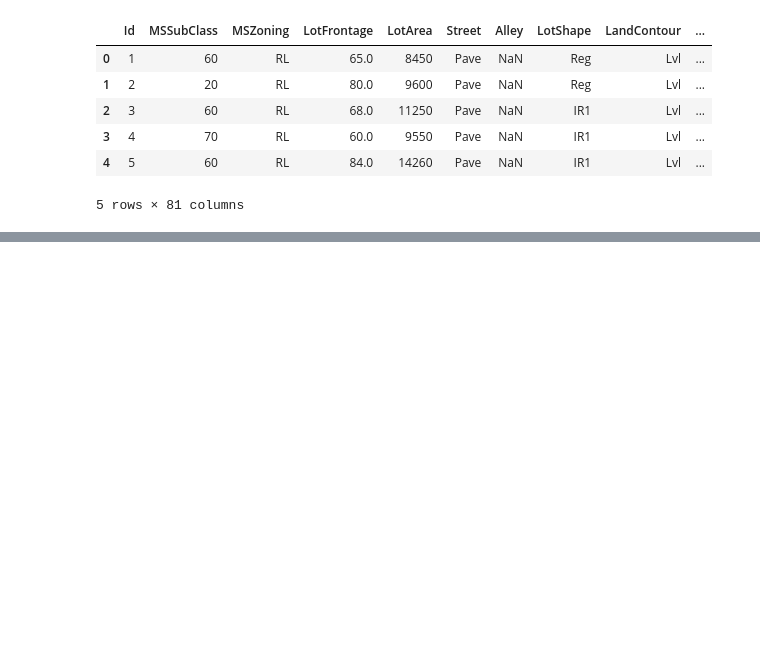
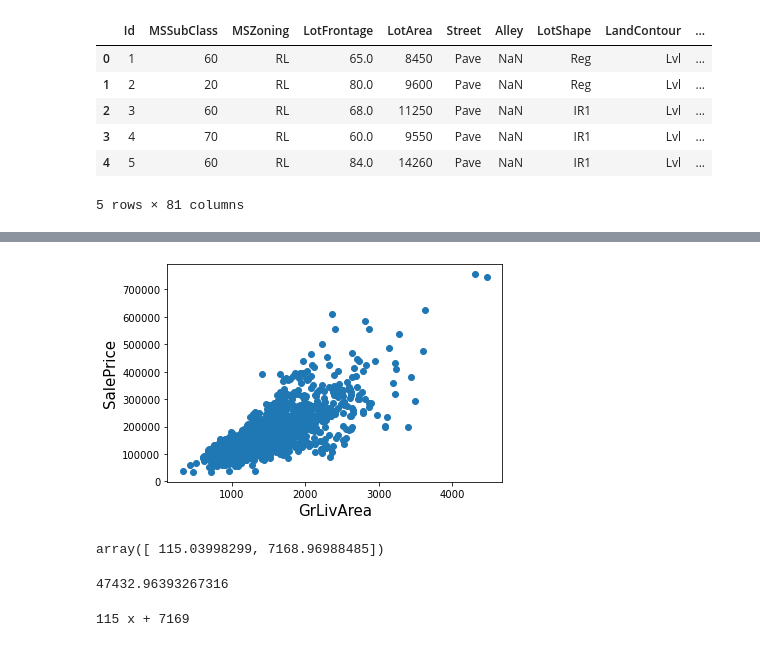
Before and after one commit to Anni-Bamwenda/House-Pricing-Prediciton-Project, a Jupyter notebook: Notebooks/HousePricePrediction.ipynb, the cells around one changed output, grey strips where cells are left out. Cells and saved outputs as stored; diff of their text form; code cells hidden in the pictures; blank space fills up the shorter version.

```diff
--- a/Notebooks/HousePricePrediction.ipynb
+++ b/Notebooks/HousePricePrediction.ipynb
@@ -101,0 +60,10 @@ train_data['SalePrice'].skew()
+# %%
+#Data Cleaning
+train_data = train_data.drop(train_data[(train_data['GrLivArea'] > 4000) & (train_data['SalePrice'] < 250000)].index)
+# %%
+plt.scatter(x = train_data['GrLivArea'], y = train_data['SalePrice'])
+plt.ylabel('SalePrice', fontsize=15)
+plt.xlabel('GrLivArea', fontsize=15)
+plt.show()
+# %% [output]
+[figure, added]
@@ -101,0 +73,4 @@ train_data['SalePrice'].skew()
+# %%
+np.polyfit(x,y,1) #line fitting
+# %% [output]
+array([ 115.03998299, 7168.96988485])
@@ -101,0 +81,9 @@ train_data['SalePrice'].skew()
+# %%
+area = 350
+predict(area) #predicting house price if area was about 350
+# %% [output]
+47432.96393267316
+# %%
+print(predict)
+# %% [output]
+115 x + 7169
```
Also changed, not shown: parts of 18 cells of this notebook.
